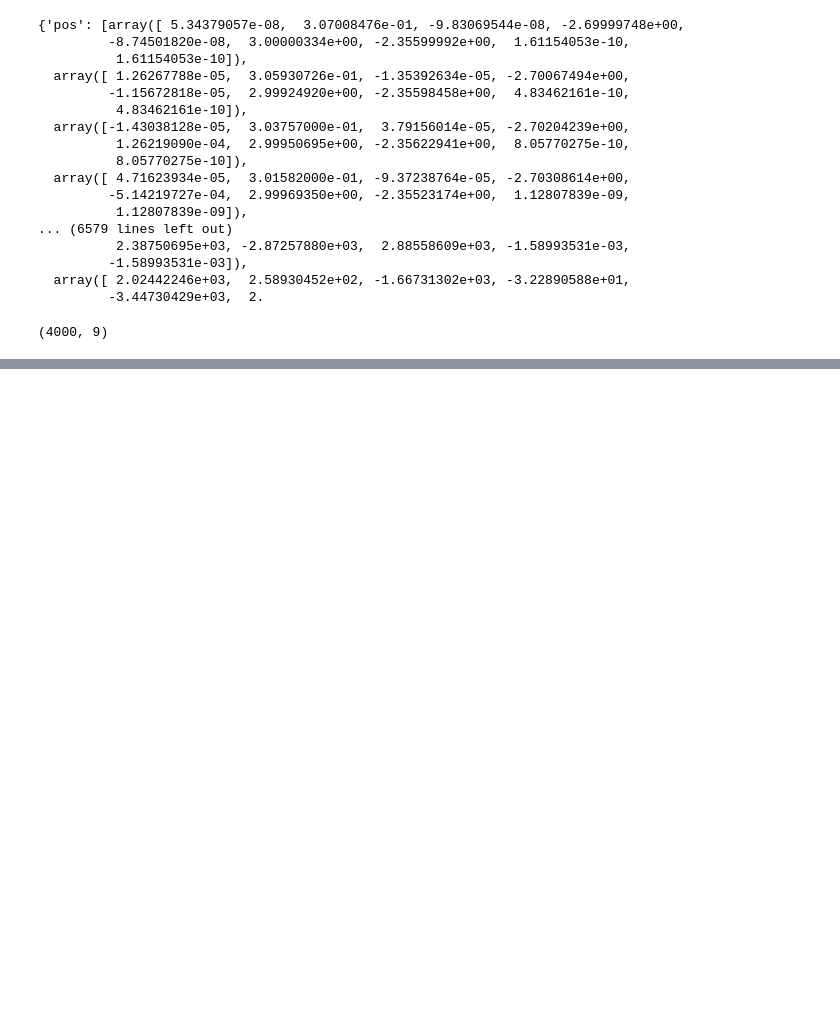
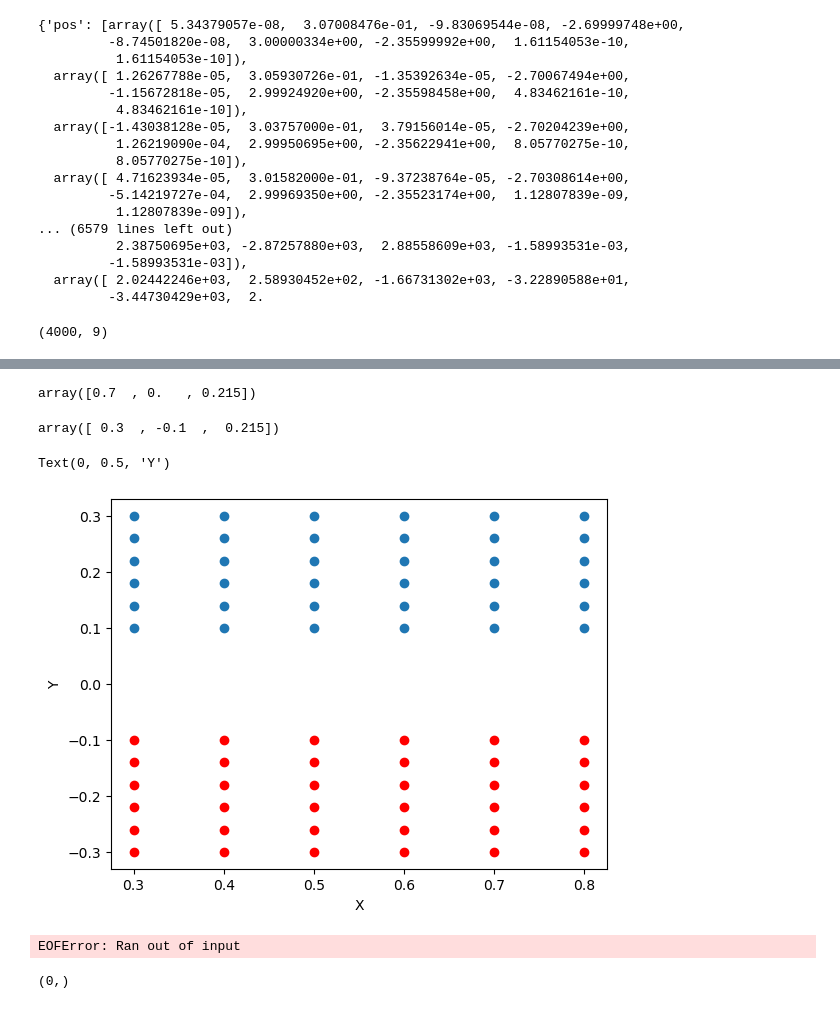
Before and after one commit to sayhanne/ME513Project, a Jupyter notebook: environment/notes.ipynb, the cells around one changed output, grey strips where cells are left out. Saved outputs shown, nothing was run; the diff lists cells and outputs as text; code cells hidden in the pictures; blank space fills up the shorter version.

```diff
--- a/environment/notes.ipynb
+++ b/environment/notes.ipynb
@@ -28,0 +47,21 @@ np.asarray(data['vel']).shape
+# %%
+place_points[0]
+# %% [output]
+array([0.7  , 0.   , 0.215])
+# %%
+pick_x_range = np.linspace(0.3, 0.8, 6)
+pick_y_range = np.linspace(-0.1 , -0.3 , 6)
+fixed_z = 0.215
+grid_1 , grid_2 = np.meshgrid(pick_x_range, pick_y_range)
+pick_points = np.array(list(zip(grid_1.flatten() , grid_2.flatten() , [fixed_z] * len(grid_1.flatten()))))
+
+
+place_x_range = np.linspace(0.3, 0.8, 6)
+place_y_range = np.linspace(0.1, 0.3, 6)
+fixed_z = 0.215
+grid_1, grid_2 = np.meshgrid(place_x_range, place_y_range)
+place_points = np.array(list(zip(grid_1.flatten(), grid_2.flatten(), [fixed_z] * len(grid_1.flatten()))))
+# %%
+pick_points[0]
+# %% [output]
+array([ 0.3  , -0.1  ,  0.215])
@@ -28,0 +70,16 @@ np.asarray(data['vel']).shape
+# %%
+plt.scatter(pick_points[:,0], pick_points[:,1] , c = 'r')
+plt.scatter(place_points[:,0], place_points[:,1])
+plt.xlabel('X')
+plt.ylabel('Y')
+# %% [output]
+Text(0, 0.5, 'Y')
+[figure, added]
+# %%
+data = np.load('traj.npy' , allow_pickle = True)
+# %% [output]
+EOFError: Ran out of input
+# %%
+data.shape
+# %% [output]
+(0,)
```
Also changed, not shown: parts of 5 cells of this notebook, 2 other files.
